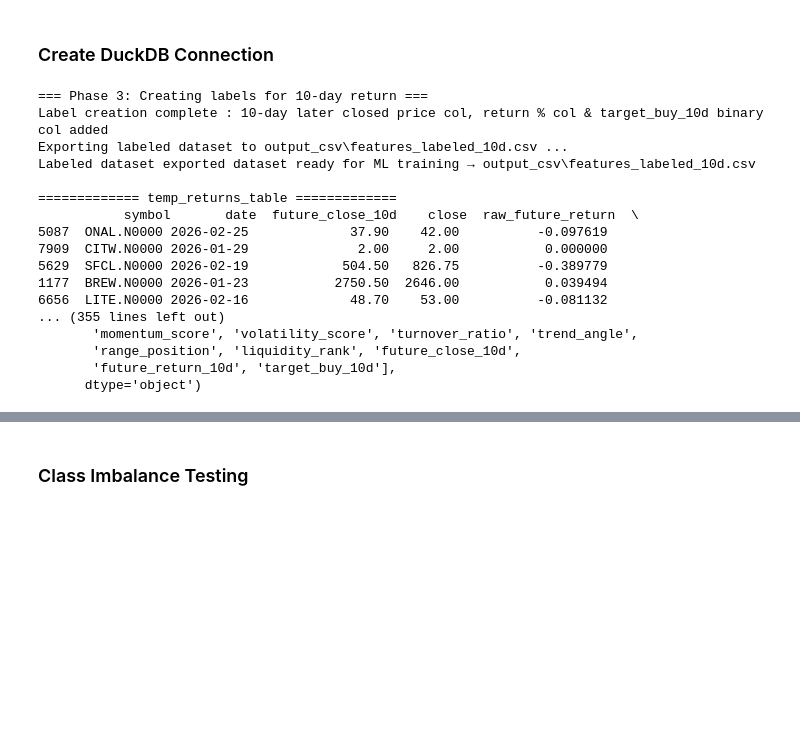
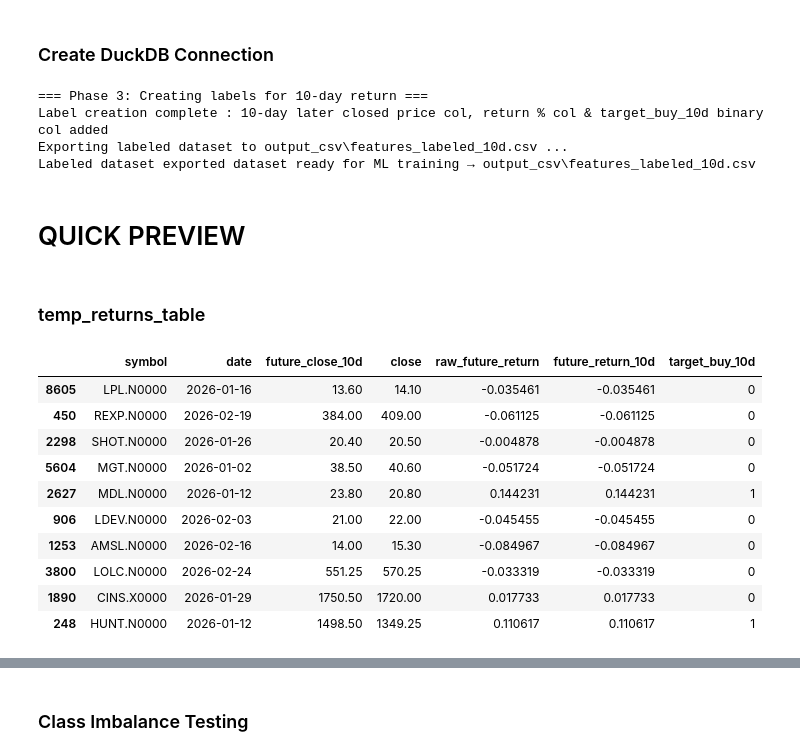
Before and after one commit to PathumDilhara/CSE-Investment-Assistant, a Jupyter notebook: 4_target_feature.ipynb, the cells around one changed output, grey strips where cells are left out. Cells and saved outputs as stored; diff of their text form; code cells hidden in the pictures; blank space fills up the shorter version.

```diff
--- a/4_target_feature.ipynb
+++ b/4_target_feature.ipynb
@@ -188,21 +188,6 @@ con.execute(f"""
 
 log(f"Labeled dataset exported dataset ready for ML training → {LABELED_CSV_PATH}")
 
-
-
-# ================= QUICK PREVIEW =====================================================================================
-
-# temp_future_price_df = con.execute("SELECT * FROM temp_future_price_table").fetchdf()
-# print("\n============= temp_future_price_table =============\n", temp_future_price_df.head(25))
-
-temp_future_price_df = con.execute("SELECT * FROM temp_returns_table").fetchdf()
-print("\n============= temp_returns_table =============\n", temp_future_price_df.sample(25))
-
-stocks_features_labeled_df = con.execute("SELECT * FROM stocks_features_labeled_10d_table").fetchdf()
-print("\n============= stocks_features_labeled_10d_table =============\n", stocks_features_labeled_df.sample(25))
-
-print("\no of columns : ", len(stocks_features_labeled_df.columns),"\n",stocks_features_labeled_df.columns)
-
 # table > temp_future_price   temp_returns
 # col   > future_return_10d
 # %% [output]
@@ -210,16 +195,22 @@ print("\no of columns : ", len(stocks_features_labeled_df.columns),"\n",stocks_f
 Label creation complete : 10-day later closed price col, return % col & target_buy_10d binary col added
 Exporting labeled dataset to output_csv\features_labeled_10d.csv ...
 Labeled dataset exported dataset ready for ML training → output_csv\features_labeled_10d.csv
-
-============= temp_returns_table =============
-           symbol       date  future_close_10d    close  raw_future_return  \
-5087  ONAL.N0000 2026-02-25             37.90    42.00          -0.097619
-7909  CITW.N0000 2026-01-29              2.00     2.00           0.000000
-5629  SFCL.N0000 2026-02-19            504.50   826.75          -0.389779
-1177  BREW.N0000 2026-01-23           2750.50  2646.00           0.039494
-6656  LITE.N0000 2026-02-16             48.70    53.00          -0.081132
-... (355 lines left out)
-       'momentum_score', 'volatility_score', 'turnover_ratio', 'trend_angle',
-       'range_position', 'liquidity_rank', 'future_close_10d',
-       'future_return_10d', 'target_buy_10d'],
-      dtype='object')
+# %% [markdown]
+#  QUICK PREVIEW
+# %% [markdown]
+### temp_returns_table
+# %%
+temp_future_price_df = con.execute("SELECT * FROM temp_returns_table").fetchdf()
+temp_future_price_df.sample(10)
+# %% [output]
+|  | symbol | date | future_close_10d | close | raw_future_return | future_return_10d | target_buy_10d |
+| 8605 | LPL.N0000 | 2026-01-16 | 13.60 | 14.10 | -0.035461 | -0.035461 | 0 |
+| 450 | REXP.N0000 | 2026-02-19 | 384.00 | 409.00 | -0.061125 | -0.061125 | 0 |
+| 2298 | SHOT.N0000 | 2026-01-26 | 20.40 | 20.50 | -0.004878 | -0.004878 | 0 |
+| 5604 | MGT.N0000 | 2026-01-02 | 38.50 | 40.60 | -0.051724 | -0.051724 | 0 |
+| 2627 | MDL.N0000 | 2026-01-12 | 23.80 | 20.80 | 0.144231 | 0.144231 | 1 |
+| 906 | LDEV.N0000 | 2026-02-03 | 21.00 | 22.00 | -0.045455 | -0.045455 | 0 |
+| 1253 | AMSL.N0000 | 2026-02-16 | 14.00 | 15.30 | -0.084967 | -0.084967 | 0 |
+| 3800 | LOLC.N0000 | 2026-02-24 | 551.25 | 570.25 | -0.033319 | -0.033319 | 0 |
+| 1890 | CINS.X0000 | 2026-01-29 | 1750.50 | 1720.00 | 0.017733 | 0.017733 | 0 |
+| 248 | HUNT.N0000 | 2026-01-12 | 1498.50 | 1349.25 | 0.110617 | 0.110617 | 1 |
```
Also changed, not shown: parts of 5 cells of this notebook, 5 other files.
